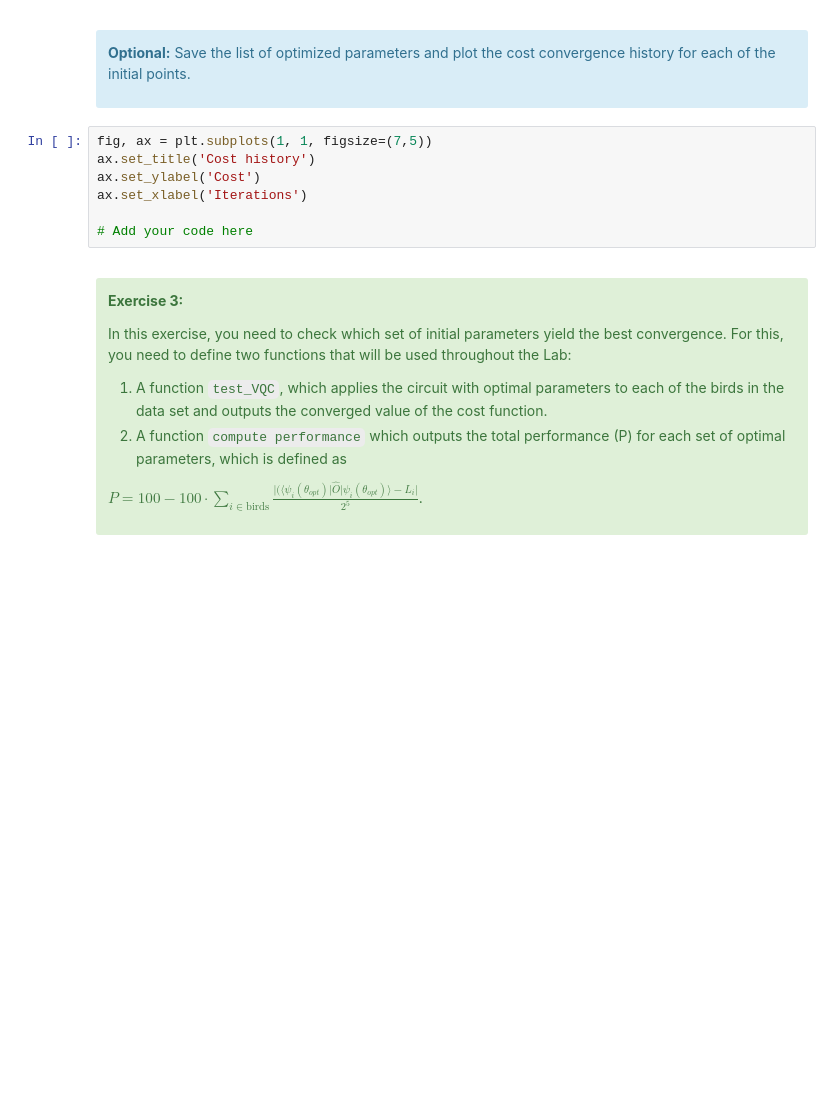
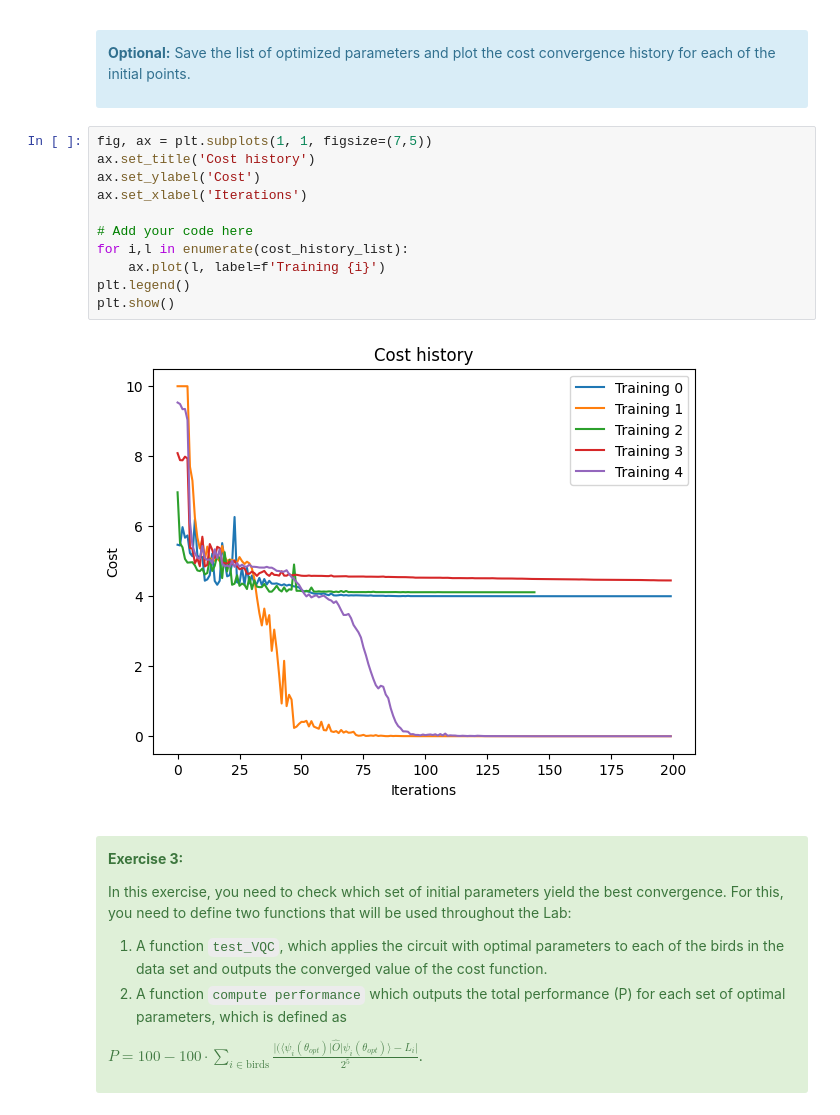
Before and after one commit to martinellop/ibm_quantum_challenge_24, a Jupyter notebook: content/lab_4/lab-4.ipynb, the cells around one changed output. Drawn from its saved outputs; the diff is of its cells as text; blank space fills up the shorter version.

```diff
--- a/content/lab_4/lab-4.ipynb
+++ b/content/lab_4/lab-4.ipynb
@@ -415,10 +415,16 @@ Iteration number:  1
 # %%
 fig, ax = plt.subplots(1, 1, figsize=(7,5))
 ax.set_title('Cost history')
 ax.set_ylabel('Cost')
 ax.set_xlabel('Iterations')
 
 # Add your code here
+for i,l in enumerate(cost_history_list):
+    ax.plot(l, label=f'Training {i}')
+plt.legend()
+plt.show()
+# %% [output]
+[figure, added]
 # %% [markdown]
 <a id="exercise3"></a>
 <div class="alert alert-block alert-success">
```
Also changed, not shown: parts of 19 cells of this notebook, 1 other file.
